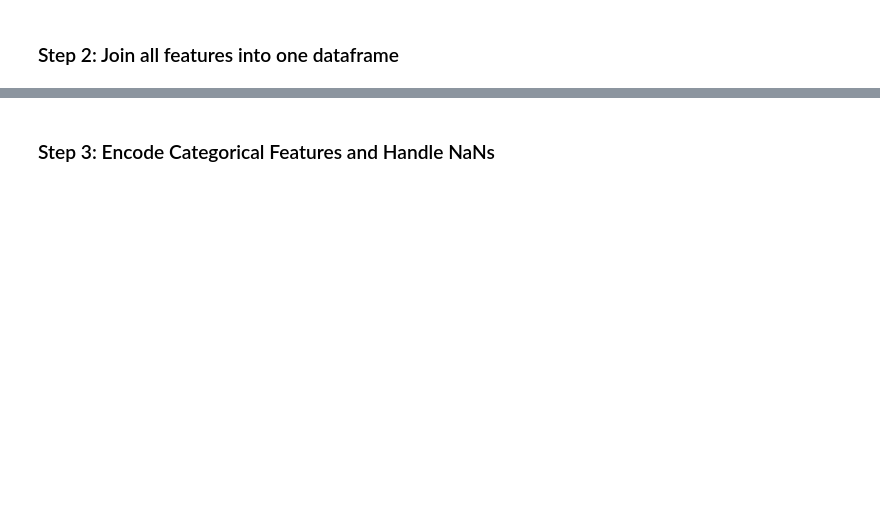
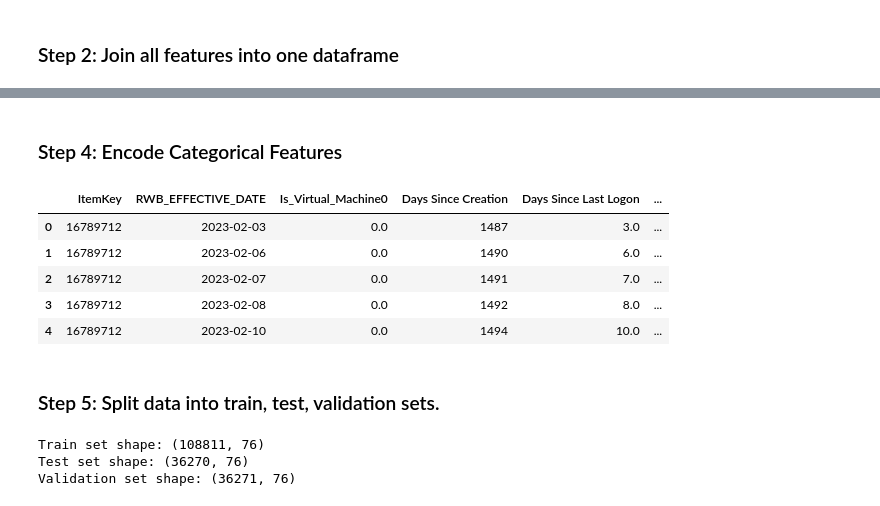
Before and after one commit to redgerly-umich/capstone_ff, a Jupyter notebook: FeatureEngineering/join_all_features.ipynb, the cells around one changed output, grey strips where cells are left out. Drawn from its saved outputs; the diff is of its cells as text; code cells hidden in the pictures; blank space fills up the shorter version.

```diff
--- a/FeatureEngineering/join_all_features.ipynb
+++ b/FeatureEngineering/join_all_features.ipynb
@@ -240,5 +346,5 @@ dtale.show(final_df).open_browser()
 # %% [markdown]
-### Step 3: Encode Categorical Features and Handle NaNs
+### Step 4: Encode Categorical Features
 # %%
 from sklearn.preprocessing import OneHotEncoder
 from sklearn.compose import make_column_transformer
@@ -264,3 +370,47 @@ def encode_attr(in_df, attrs):
     out_df = out_df[remainder_cols + encoded_cols]
 
     return out_df
+
+encoded_clean_df = encode_attr(cleaned_df, ['Model', 'CaseType'])
+# %%
+encoded_clean_df.head()
+# %% [output]
+|  | ItemKey | RWB_EFFECTIVE_DATE | Is_Virtual_Machine0 | Days Since Creation | Days Since Last Logon | ... |
+| 0 | 16789712 | 2023-02-03 | 0.0 | 1487 | 3.0 | ... |
+| 1 | 16789712 | 2023-02-06 | 0.0 | 1490 | 6.0 | ... |
+| 2 | 16789712 | 2023-02-07 | 0.0 | 1491 | 7.0 | ... |
+| 3 | 16789712 | 2023-02-08 | 0.0 | 1492 | 8.0 | ... |
+| 4 | 16789712 | 2023-02-10 | 0.0 | 1494 | 10.0 | ... |
+# %% [markdown]
+### Step 5: Split data into train, test, validation sets.
+# %%
+from sklearn.model_selection import train_test_split
+
+def split_data_modelling(df):
+
+    # Assuming your DataFrame is named 'df'
+    # Splitting the data into train and temp sets (80% train + 20% temp)
+    train_df, temp_df = train_test_split(df, test_size=0.4, random_state=42)
+
+    # Splitting the temp set into test and validation sets (50% test + 50% validation)
+    test_df, validation_df = train_test_split(temp_df, test_size=0.5, random_state=42)
+
+    # Printing the shapes of the resulting sets
+    print("Train set shape:", train_df.shape)
+    print("Test set shape:", test_df.shape)
+    print("Validation set shape:", validation_df.shape)
+
+    train_name = 'assets/training_set_v1.parquet'
+    test_name = 'assets/test_set_v1.parquet'
+    validate_name = 'assets/validation_set_v1.parquet'
+
+    # Save datasets to parquet
+    train_df.to_parquet(train_name)
+    test_df.to_parquet(test_name)
+    validation_df.to_parquet(validate_name)
+
+split_data_modelling(encoded_clean_df)
+# %% [output]
+Train set shape: (108811, 76)
+Test set shape: (36270, 76)
+Validation set shape: (36271, 76)
```
Also changed, not shown: parts of 14 cells of this notebook.
